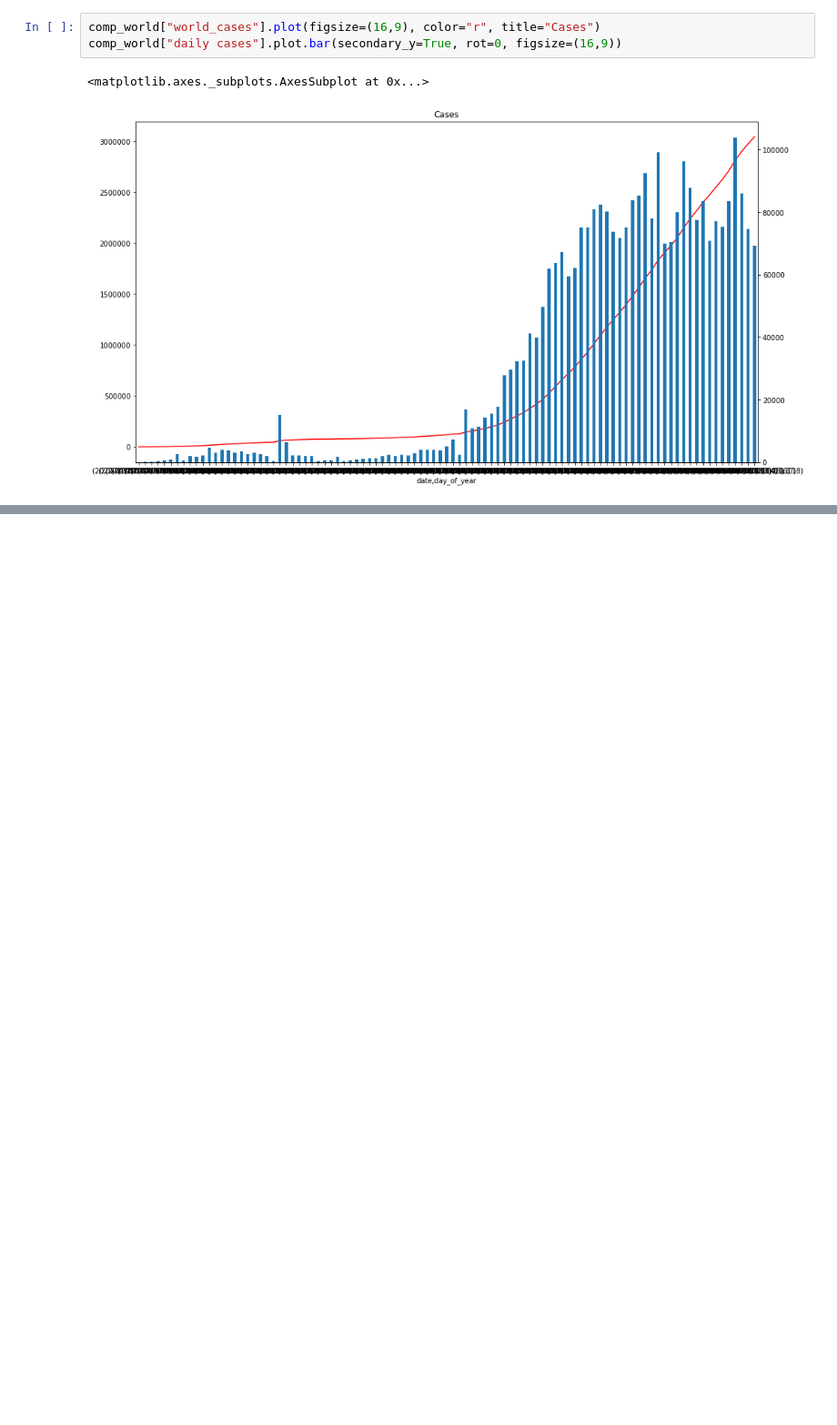
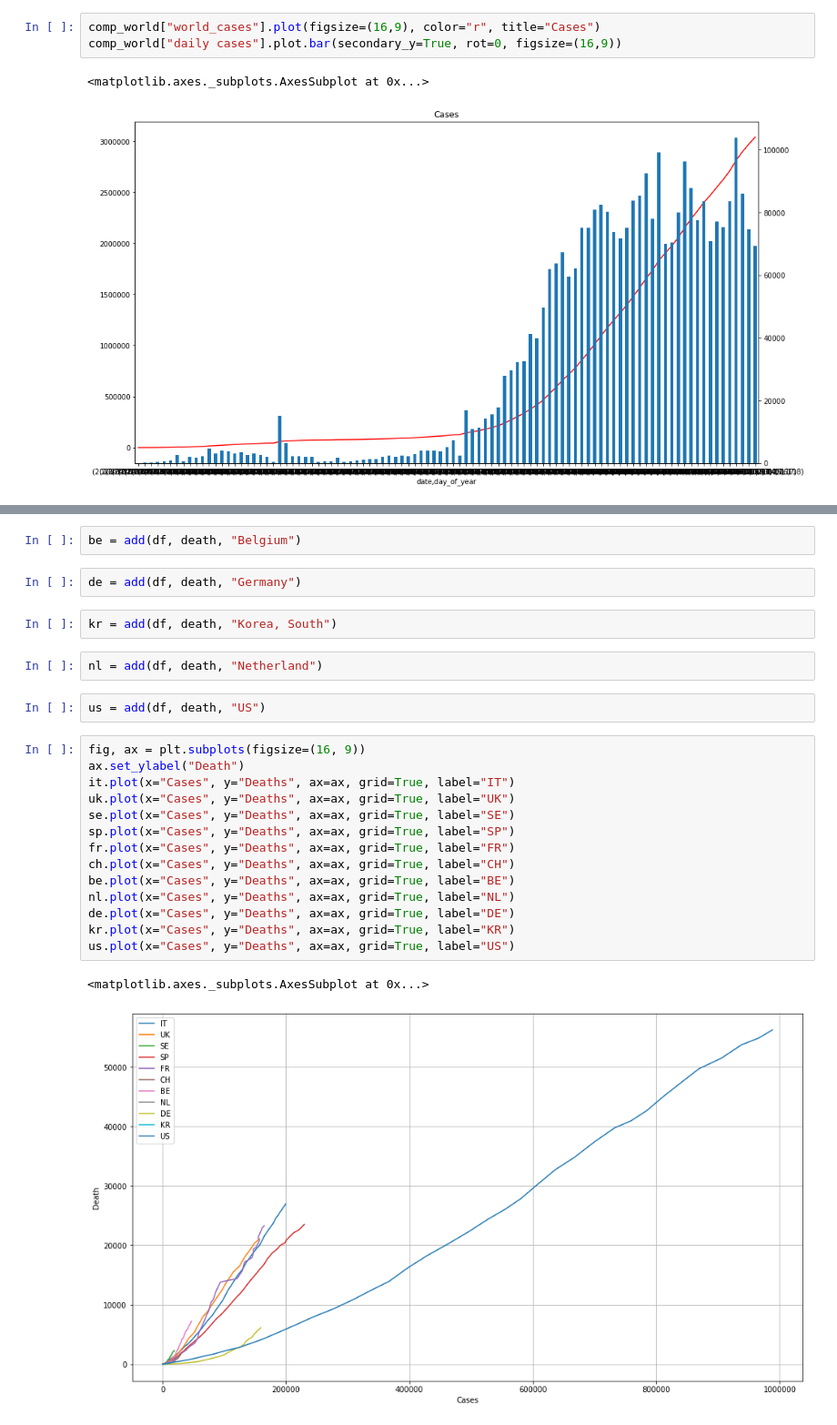
Before and after one commit to jpmieville/COVID-19_data_analyis, a Jupyter notebook: covid19_world.ipynb, the cells around one changed output, grey strips where cells are left out. Shown at 91% size. Cells and saved outputs as stored; diff of their text form; blank space fills up the shorter version.

Commit message:
Add a new model  and some new figures

```diff
--- a/covid19_world.ipynb
+++ b/covid19_world.ipynb
@@ -670,0 +688,27 @@ comp_world["daily cases"].plot.bar(secondary_y=True, rot=0, figsize=(16,9))
+# %%
+be = add(df, death, "Belgium")
+# %%
+de = add(df, death, "Germany")
+# %%
+kr = add(df, death, "Korea, South")
+# %%
+nl = add(df, death, "Netherland")
+# %%
+us = add(df, death, "US")
+# %%
+fig, ax = plt.subplots(figsize=(16, 9))
+ax.set_ylabel("Death")
+it.plot(x="Cases", y="Deaths", ax=ax, grid=True, label="IT")
+uk.plot(x="Cases", y="Deaths", ax=ax, grid=True, label="UK")
+se.plot(x="Cases", y="Deaths", ax=ax, grid=True, label="SE")
+sp.plot(x="Cases", y="Deaths", ax=ax, grid=True, label="SP")
+fr.plot(x="Cases", y="Deaths", ax=ax, grid=True, label="FR")
+ch.plot(x="Cases", y="Deaths", ax=ax, grid=True, label="CH")
+be.plot(x="Cases", y="Deaths", ax=ax, grid=True, label="BE")
+nl.plot(x="Cases", y="Deaths", ax=ax, grid=True, label="NL")
+de.plot(x="Cases", y="Deaths", ax=ax, grid=True, label="DE")
+kr.plot(x="Cases", y="Deaths", ax=ax, grid=True, label="KR")
+us.plot(x="Cases", y="Deaths", ax=ax, grid=True, label="US")
+# %% [output]
+<matplotlib.axes._subplots.AxesSubplot at 0x...>
+[figure, added]
```
Also changed, not shown: parts of 15 cells of this notebook, 2 other files.
